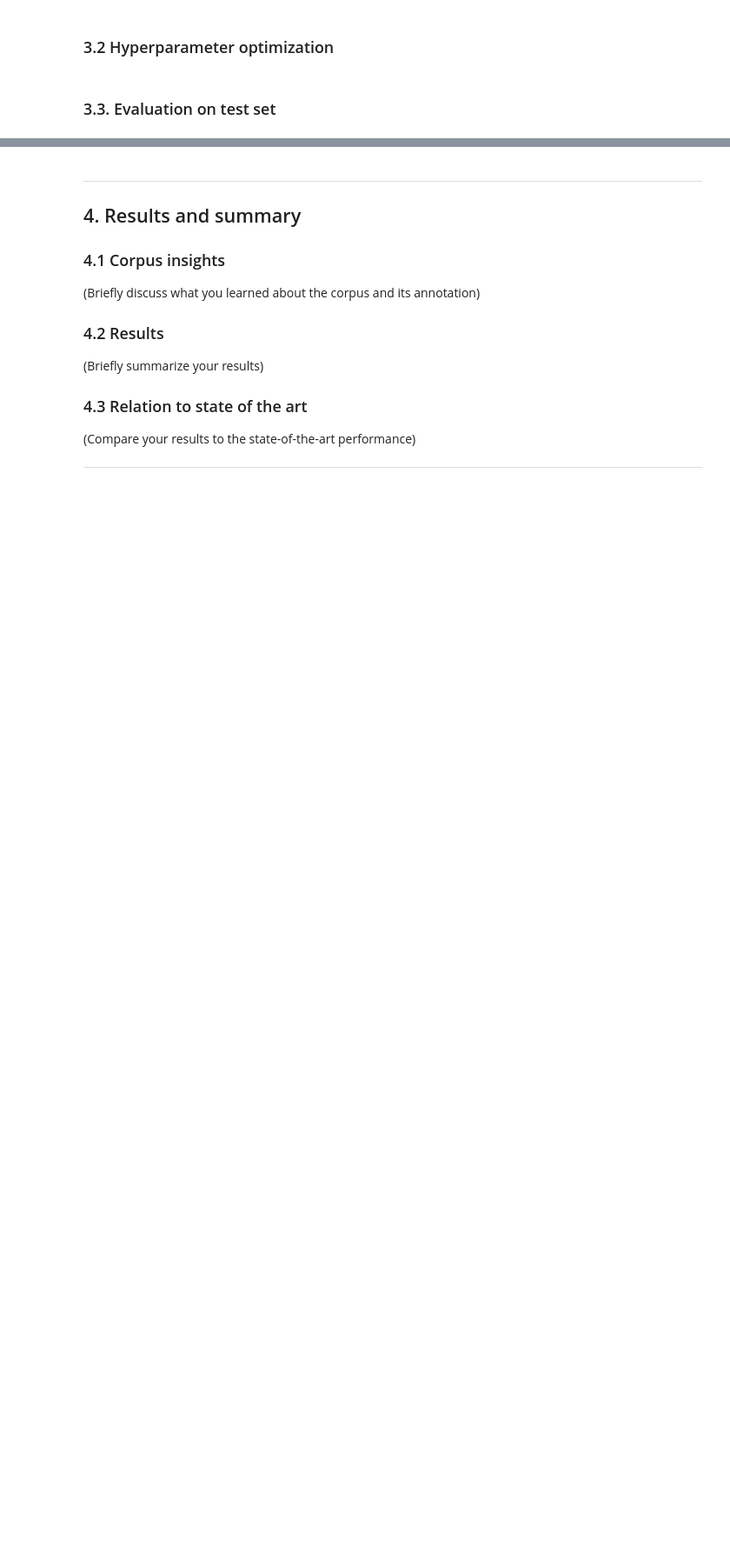
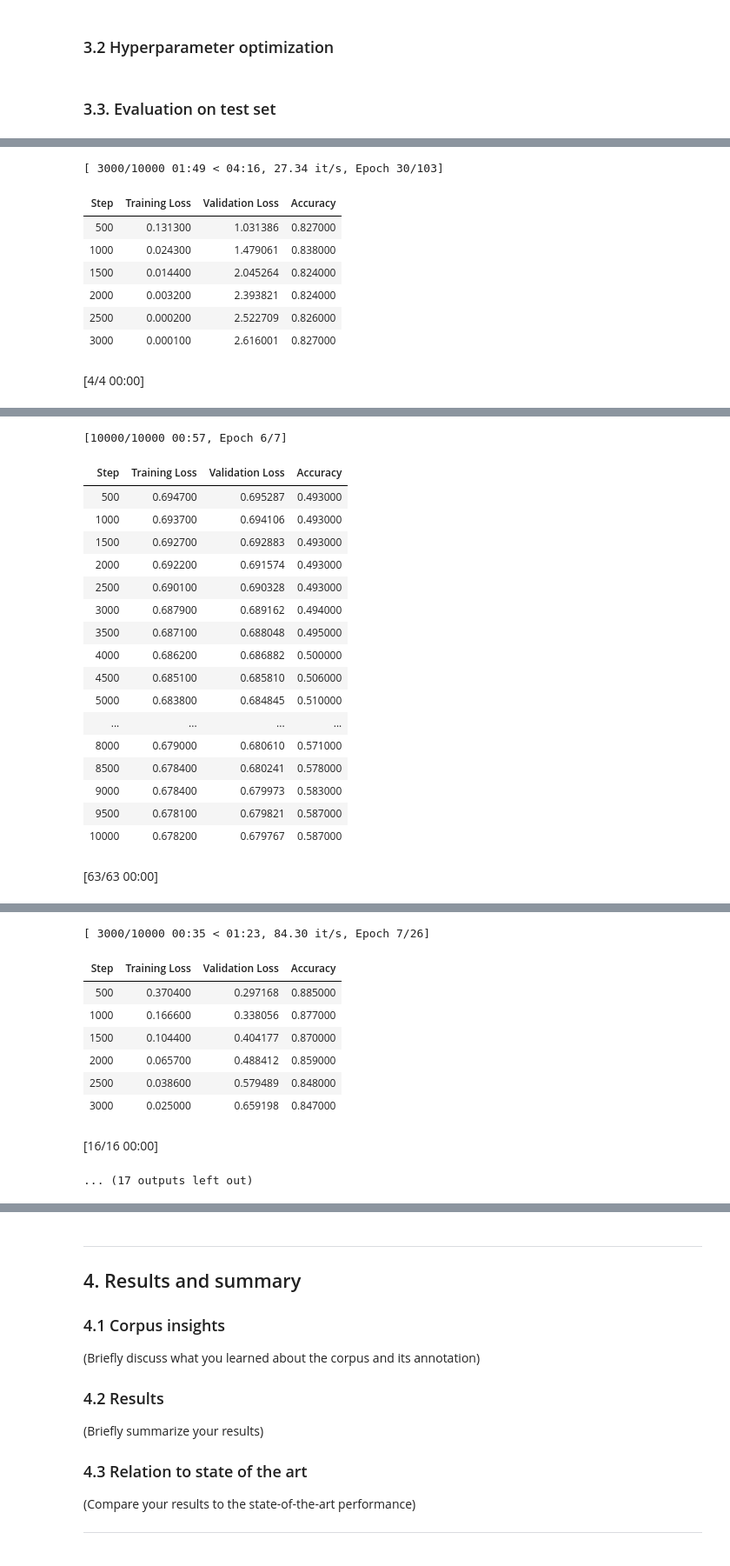
Before and after one commit to simulate111/Introduction-to-Human-Language-Technology, a Jupyter notebook: course_project_Reza2024.ipynb, the cells around one changed output, grey strips where cells are left out. Shown at 87% size. Saved outputs shown, nothing was run; the diff lists cells and outputs as text; code cells hidden in the pictures; blank space fills up the shorter version.

```diff
--- a/course_project_Reza2024.ipynb
+++ b/course_project_Reza2024.ipynb
@@ -392,7 +348,7 @@ import optuna
 
 def objective(trial):
     # Define the search space for hyperparameters
-    learning_rate = trial.suggest_float("learning_rate", 1e-6, 1e-3, 1e-1, log=True)
+    learning_rate = trial.suggest_float("learning_rate", 1e-6, 1e-1, log=True)
     batch_size = trial.suggest_categorical("batch_size", [16, 64, 128, 256])
 
     trainer_args = transformers.TrainingArguments(
@@ -427,3 +383,4 @@ def objective(trial):
 
 study = optuna.create_study(direction="maximize")
 study.optimize(objective, n_trials=7) #I will keep this small, no time to wait :)
+# %% [output]
@@ -429,0 +389,9 @@ study.optimize(objective, n_trials=7) #I will keep this small, no time to wait :
+[ 3000/10000 01:49 < 04:16, 27.34 it/s, Epoch 30/103]
+| Step | Training Loss | Validation Loss | Accuracy |
+| 500 | 0.131300 | 1.031386 | 0.827000 |
+| 1000 | 0.024300 | 1.479061 | 0.838000 |
+| 1500 | 0.014400 | 2.045264 | 0.824000 |
+| 2000 | 0.003200 | 2.393821 | 0.824000 |
+| 2500 | 0.000200 | 2.522709 | 0.826000 |
+| 3000 | 0.000100 | 2.616001 | 0.827000 |
+[4/4 00:00]
@@ -429,0 +400,19 @@ study.optimize(objective, n_trials=7) #I will keep this small, no time to wait :
+[10000/10000 00:57, Epoch 6/7]
+| Step | Training Loss | Validation Loss | Accuracy |
+| 500 | 0.694700 | 0.695287 | 0.493000 |
+| 1000 | 0.693700 | 0.694106 | 0.493000 |
+| 1500 | 0.692700 | 0.692883 | 0.493000 |
+| 2000 | 0.692200 | 0.691574 | 0.493000 |
+| 2500 | 0.690100 | 0.690328 | 0.493000 |
+| 3000 | 0.687900 | 0.689162 | 0.494000 |
+| 3500 | 0.687100 | 0.688048 | 0.495000 |
+| 4000 | 0.686200 | 0.686882 | 0.500000 |
+| 4500 | 0.685100 | 0.685810 | 0.506000 |
+| 5000 | 0.683800 | 0.684845 | 0.510000 |
+| ... | ... | ... | ... |
+| 8000 | 0.679000 | 0.680610 | 0.571000 |
+| 8500 | 0.678400 | 0.680241 | 0.578000 |
+| 9000 | 0.678400 | 0.679973 | 0.583000 |
+| 9500 | 0.678100 | 0.679821 | 0.587000 |
+| 10000 | 0.678200 | 0.679767 | 0.587000 |
+[63/63 00:00]
@@ -430,3 +421,13 @@ study.optimize(objective, n_trials=7) #I will keep this small, no time to wait :
+[ 3000/10000 00:35 < 01:23, 84.30 it/s, Epoch 7/26]
+| Step | Training Loss | Validation Loss | Accuracy |
+| 500 | 0.370400 | 0.297168 | 0.885000 |
+| 1000 | 0.166600 | 0.338056 | 0.877000 |
+| 1500 | 0.104400 | 0.404177 | 0.870000 |
+| 2000 | 0.065700 | 0.488412 | 0.859000 |
+| 2500 | 0.038600 | 0.579489 | 0.848000 |
+| 3000 | 0.025000 | 0.659198 | 0.847000 |
+[16/16 00:00]
+... (17 outputs left out)
 # %%
 # Print the best trial's hyperparameters and objective value
 best_trial = study.best_trial
```
Also changed, not shown: parts of 17 cells of this notebook.
